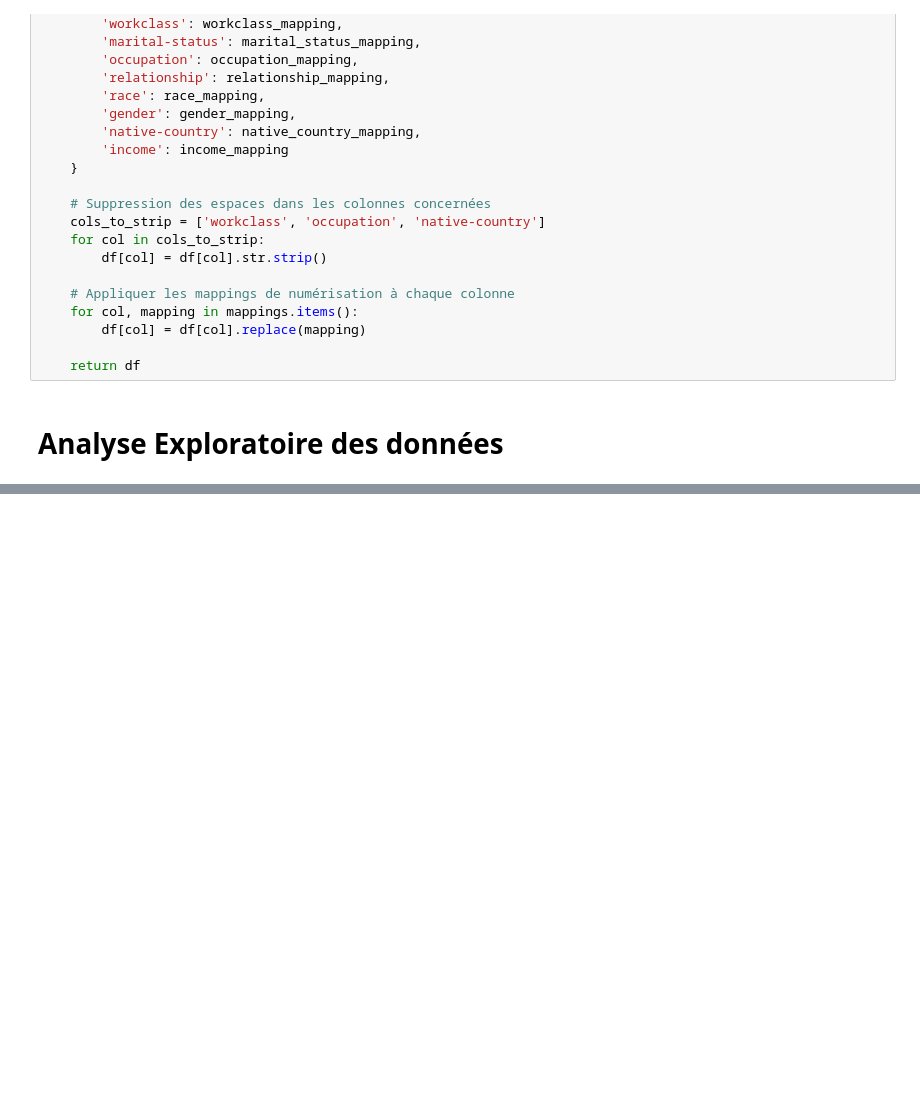
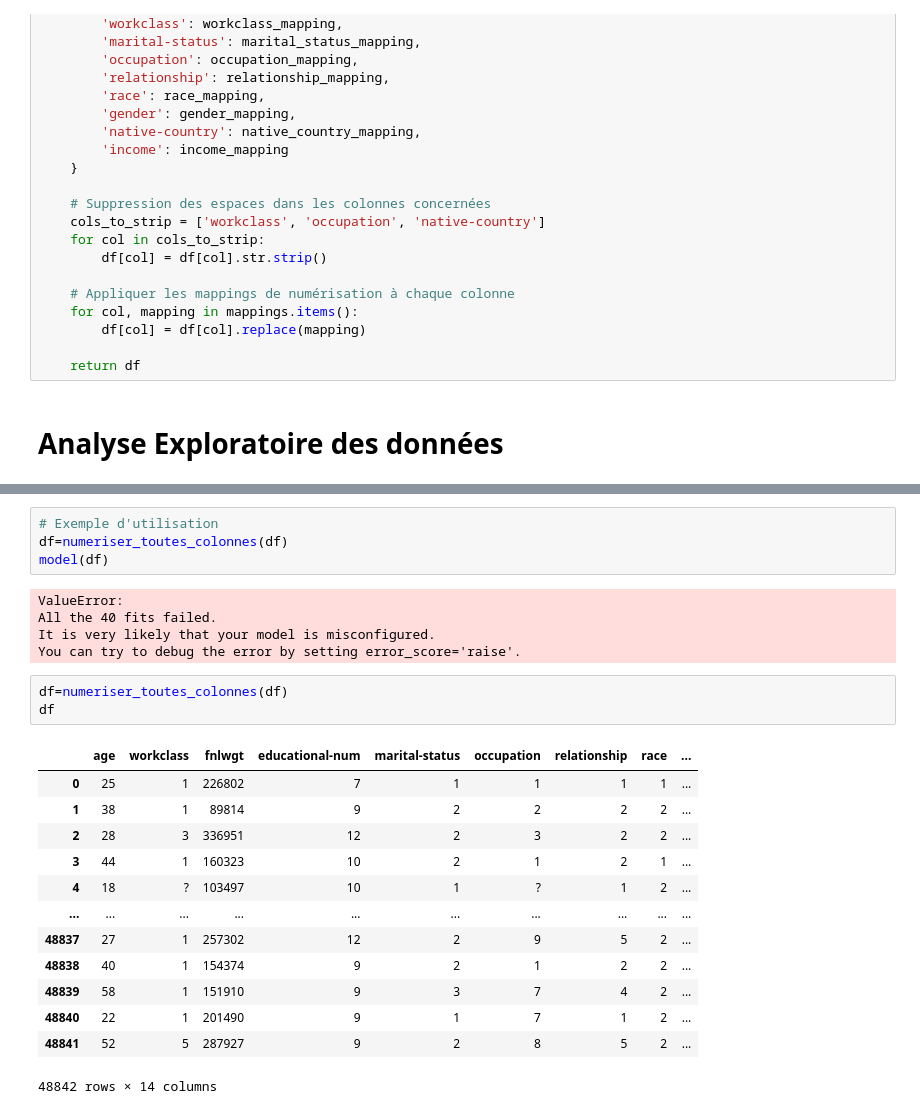
Before and after one commit to LucasMgck/MLops_Projet, a Jupyter notebook: Projet.ipynb, the cells around one changed output, grey strips where cells are left out. Cells and saved outputs as stored; diff of their text form; blank space fills up the shorter version.

```diff
--- a/Projet.ipynb
+++ b/Projet.ipynb
@@ -436,0 +530,26 @@ Series([], dtype: float64)
+# %%
+# Exemple d'utilisation
+df=numeriser_toutes_colonnes(df)
+model(df)
+# %% [output]
+ValueError:
+All the 40 fits failed.
+It is very likely that your model is misconfigured.
+You can try to debug the error by setting error_score='raise'.
+# %%
+df=numeriser_toutes_colonnes(df)
+df
+# %% [output]
+|  | age | workclass | fnlwgt | educational-num | marital-status | occupation | relationship | race | ... |
+| 0 | 25 | 1 | 226802 | 7 | 1 | 1 | 1 | 1 | ... |
+| 1 | 38 | 1 | 89814 | 9 | 2 | 2 | 2 | 2 | ... |
+| 2 | 28 | 3 | 336951 | 12 | 2 | 3 | 2 | 2 | ... |
+| 3 | 44 | 1 | 160323 | 10 | 2 | 1 | 2 | 1 | ... |
+| 4 | 18 | ? | 103497 | 10 | 1 | ? | 1 | 2 | ... |
+| ... | ... | ... | ... | ... | ... | ... | ... | ... | ... |
+| 48837 | 27 | 1 | 257302 | 12 | 2 | 9 | 5 | 2 | ... |
+| 48838 | 40 | 1 | 154374 | 9 | 2 | 1 | 2 | 2 | ... |
+| 48839 | 58 | 1 | 151910 | 9 | 3 | 7 | 4 | 2 | ... |
+| 48840 | 22 | 1 | 201490 | 9 | 1 | 7 | 1 | 2 | ... |
+| 48841 | 52 | 5 | 287927 | 9 | 2 | 8 | 5 | 2 | ... |
+48842 rows × 14 columns
```
Also changed, not shown: parts of 6 cells of this notebook.
